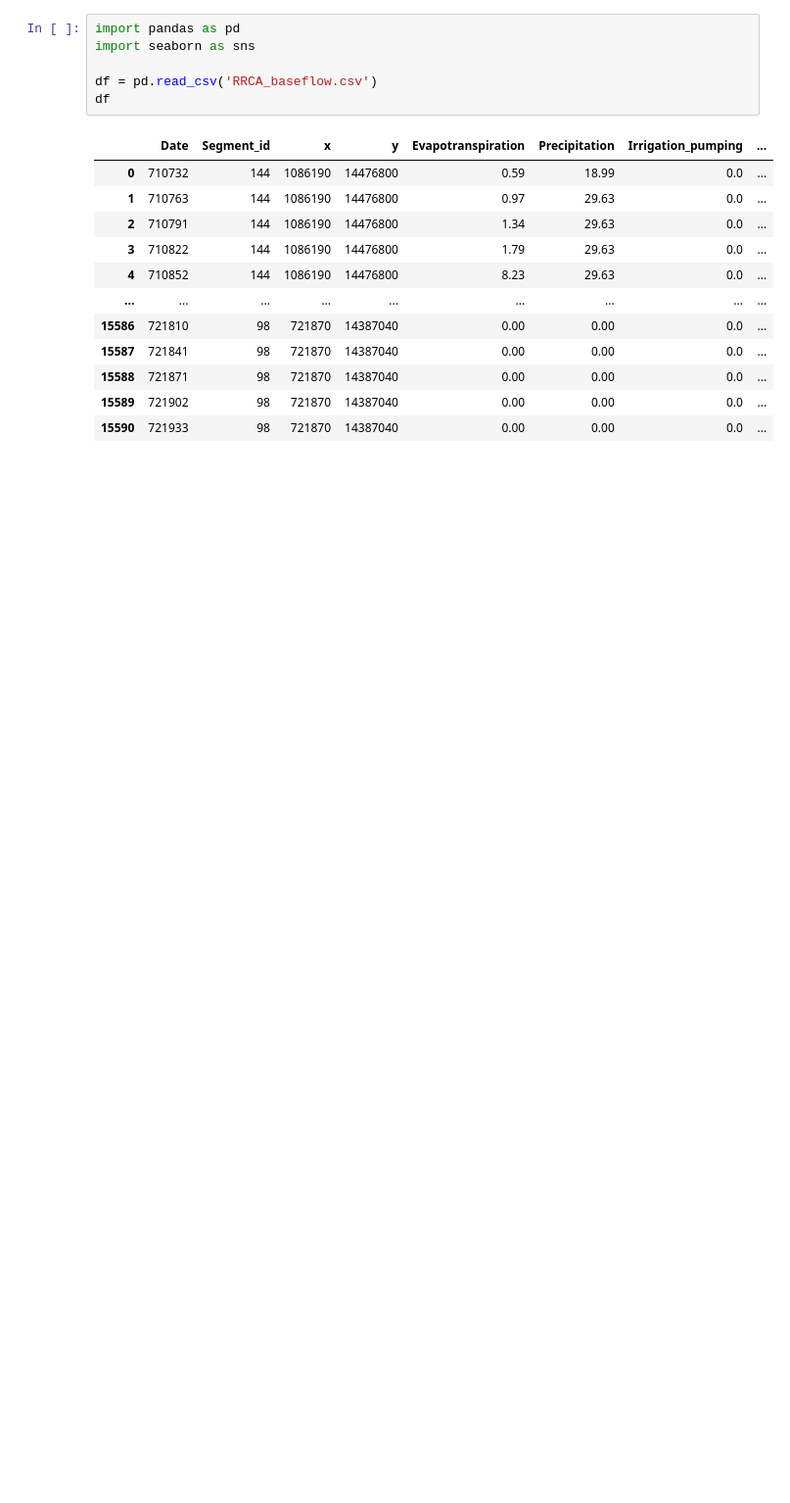
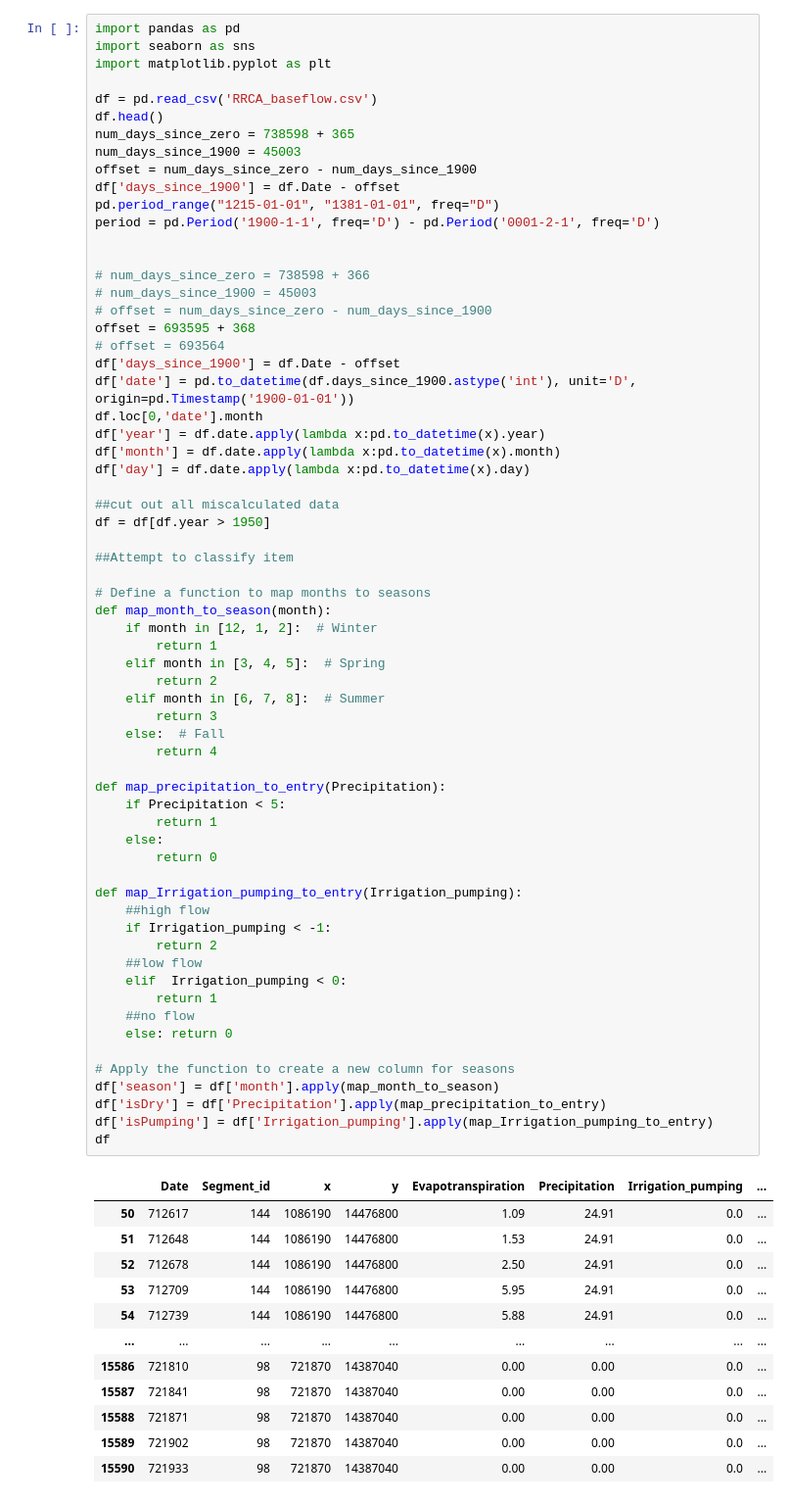
Before and after one commit to Logsterx7/cs5830_project6, a Jupyter notebook: project6.ipynb, the cells around one changed output. Shown at 98% size. Drawn from its saved outputs; the diff is of its cells as text; blank space fills up the shorter version.

Commit message:
Experimentation of data and plots

```diff
--- a/project6.ipynb
+++ b/project6.ipynb
@@ -1,16 +1,74 @@
 # %%
 import pandas as pd
 import seaborn as sns
+import matplotlib.pyplot as plt
 
 df = pd.read_csv('RRCA_baseflow.csv')
+df.head()
+num_days_since_zero = 738598 + 365
+num_days_since_1900 = 45003
+offset = num_days_since_zero - num_days_since_1900
+df['days_since_1900'] = df.Date - offset
+pd.period_range("1215-01-01", "1381-01-01", freq="D")
+period = pd.Period('1900-1-1', freq='D') - pd.Period('0001-2-1', freq='D')
+
+
+# num_days_since_zero = 738598 + 366
+# num_days_since_1900 = 45003
+# offset = num_days_since_zero - num_days_since_1900
+offset = 693595 + 368
+# offset = 693564
+df['days_since_1900'] = df.Date - offset
+df['date'] = pd.to_datetime(df.days_since_1900.astype('int'), unit='D', origin=pd.Timestamp('1900-01-01'))
+df.loc[0,'date'].month
+df['year'] = df.date.apply(lambda x:pd.to_datetime(x).year)
+df['month'] = df.date.apply(lambda x:pd.to_datetime(x).month)
+df['day'] = df.date.apply(lambda x:pd.to_datetime(x).day)
+
+##cut out all miscalculated data
+df = df[df.year > 1950]
+
+##Attempt to classify item
+
+# Define a function to map months to seasons
+def map_month_to_season(month):
+    if month in [12, 1, 2]:  # Winter
+        return 1
+    elif month in [3, 4, 5]:  # Spring
+        return 2
+    elif month in [6, 7, 8]:  # Summer
+        return 3
+    else:  # Fall
+        return 4
+
+def map_precipitation_to_entry(Precipitation):
+    if Precipitation < 5:
+        return 1
+    else:
+        return 0
+
+def map_Irrigation_pumping_to_entry(Irrigation_pumping):
+    ##high flow
+    if Irrigation_pumping < -1:
+        return 2
+    ##low flow
+    elif  Irrigation_pumping < 0:
+        return 1
+    ##no flow
+    else: return 0
+
+# Apply the function to create a new column for seasons
+df['season'] = df['month'].apply(map_month_to_season)
+df['isDry'] = df['Precipitation'].apply(map_precipitation_to_entry)
+df['isPumping'] = df['Irrigation_pumping'].apply(map_Irrigation_pumping_to_entry)
 df
 # %% [output]
 |  | Date | Segment_id | x | y | Evapotranspiration | Precipitation | Irrigation_pumping | ... |
-| 0 | 710732 | 144 | 1086190 | 14476800 | 0.59 | 18.99 | 0.0 | ... |
-| 1 | 710763 | 144 | 1086190 | 14476800 | 0.97 | 29.63 | 0.0 | ... |
-| 2 | 710791 | 144 | 1086190 | 14476800 | 1.34 | 29.63 | 0.0 | ... |
-| 3 | 710822 | 144 | 1086190 | 14476800 | 1.79 | 29.63 | 0.0 | ... |
-| 4 | 710852 | 144 | 1086190 | 14476800 | 8.23 | 29.63 | 0.0 | ... |
+| 50 | 712617 | 144 | 1086190 | 14476800 | 1.09 | 24.91 | 0.0 | ... |
+| 51 | 712648 | 144 | 1086190 | 14476800 | 1.53 | 24.91 | 0.0 | ... |
+| 52 | 712678 | 144 | 1086190 | 14476800 | 2.50 | 24.91 | 0.0 | ... |
+| 53 | 712709 | 144 | 1086190 | 14476800 | 5.95 | 24.91 | 0.0 | ... |
+| 54 | 712739 | 144 | 1086190 | 14476800 | 5.88 | 24.91 | 0.0 | ... |
 | ... | ... | ... | ... | ... | ... | ... | ... | ... |
 | 15586 | 721810 | 98 | 721870 | 14387040 | 0.00 | 0.00 | 0.0 | ... |
 | 15587 | 721841 | 98 | 721870 | 14387040 | 0.00 | 0.00 | 0.0 | ... |
```
Also changed, not shown: parts of 10 cells of this notebook.
